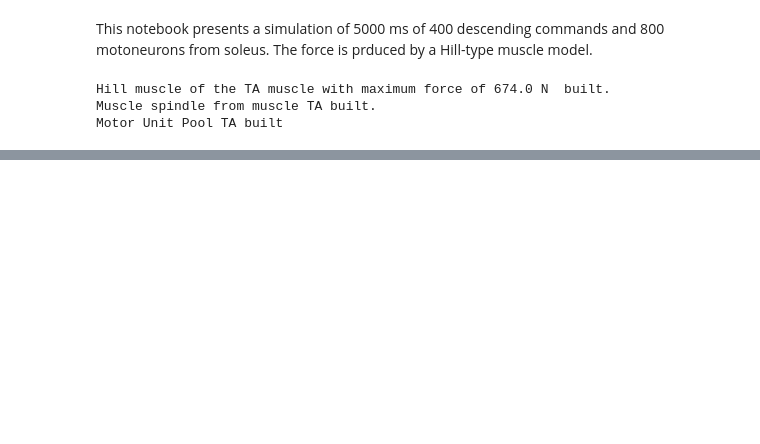
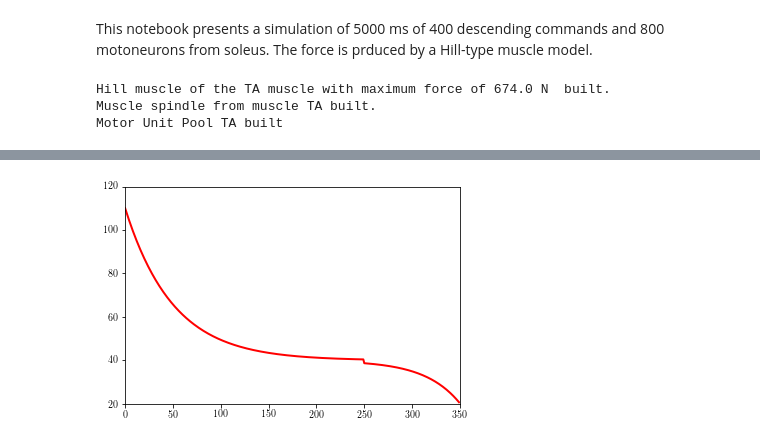
Before and after one commit to rnwatanabe/projectPR, a Jupyter notebook: ExampleNotebooks/MUProperties.ipynb, the cells around one changed output, grey strips where cells are left out. Cells and saved outputs as stored; diff of their text form; code cells hidden in the pictures; blank space fills up the shorter version.

```diff
--- a/ExampleNotebooks/MUProperties.ipynb
+++ b/ExampleNotebooks/MUProperties.ipynb
@@ -125,17 +120,19 @@ plt.show()
 # %%
-tc4 = np.empty_like(tc4)
+tc4 = np.empty_like(tc1)
 
 for i in xrange(250):
-    tc1[i] = 110 * np.exp(np.log(86.5/110)/250*i)
+    tc4[i] = (110-40.0) * np.exp(-0.02*i)+40.0
 
-for i in xrange(250,300):
-    tc1[i] = 86.5 * np.exp(np.log(55.25/86.5)/50*(i-250))
+for i in xrange(250,350):
+    tc4[i]= (40 - 20.25) * (1 - np.exp(1/50.0*np.log((35-40.0)/(20.25-40))*(350-(i)))) + 20.25
 
-for i in xrange(300,350):
-    tc1[i] = 55.25 * np.exp(np.log(25/55.25)/50*(i-300))
+#for i in xrange(300,350):
+#    tc4[i] = 55.25 - 30.25*(1 - np.exp(-30.25/500*(i-300)))
 
-    plt.figure()
-plt.plot(n,tc1,'r-')
+plt.figure()
+plt.plot(n,tc4,'r-')
 plt.xlim((0,350))
 plt.ylim((20,120))
 plt.show()
+# %% [output]
+[figure, added]
```
Also changed, not shown: parts of 9 cells of this notebook, 2 other files.
